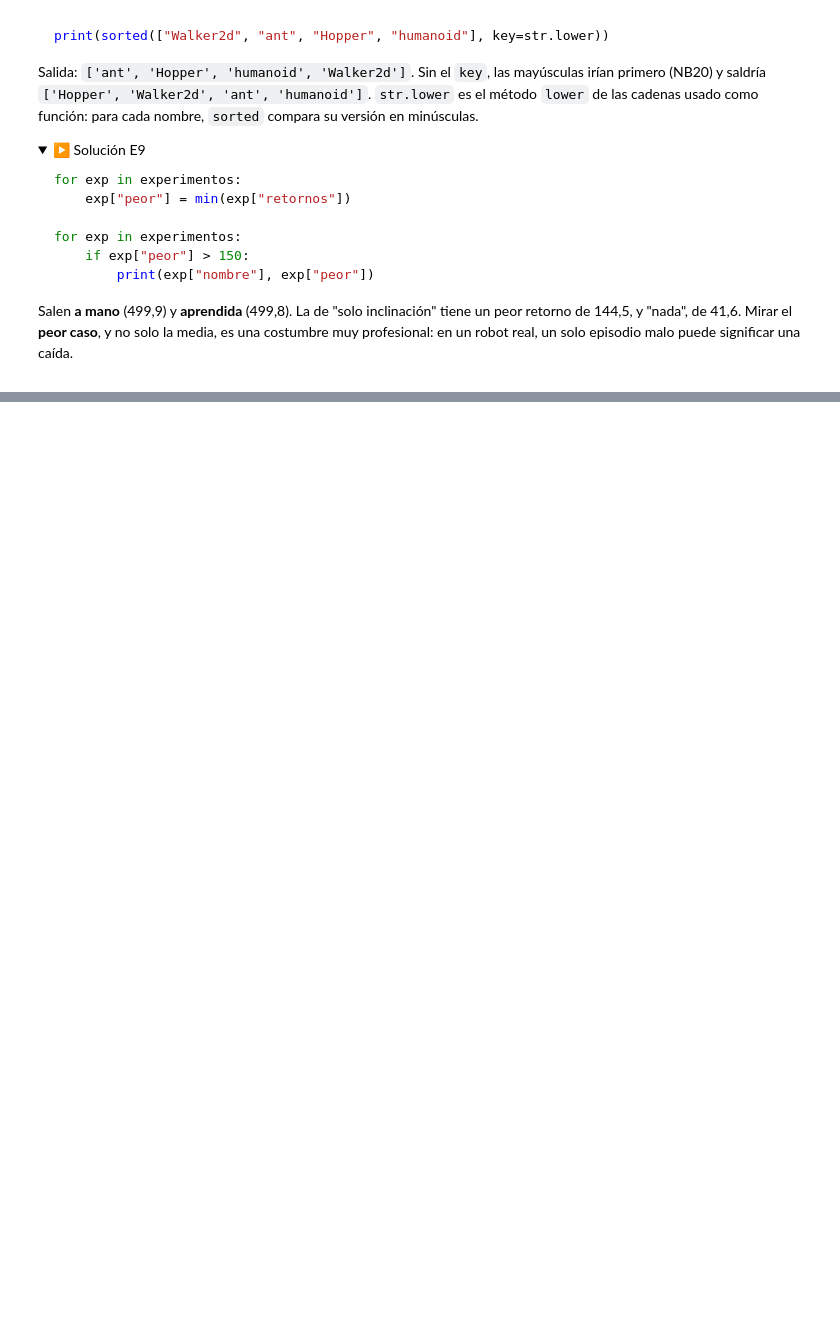
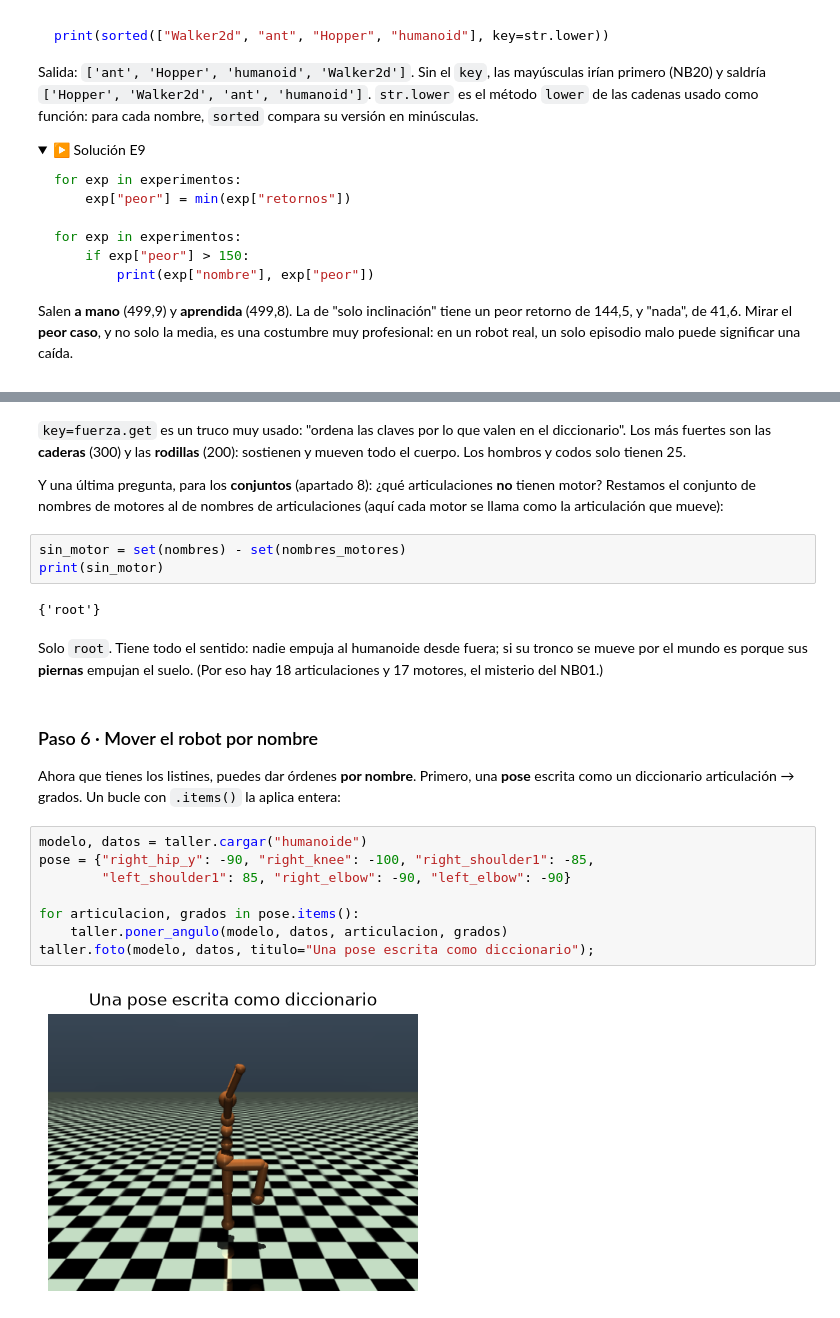
Before and after one commit to Greg2828/robotica, a Jupyter notebook: notebooks/NB21_python_colecciones.ipynb, the cells around one changed output, grey strips where cells are left out. Saved outputs shown, nothing was run; the diff lists cells and outputs as text; folded sections open; blank space fills up the shorter version.

```diff
--- a/notebooks/NB21_python_colecciones.ipynb
+++ b/notebooks/NB21_python_colecciones.ipynb
@@ -767,0 +975,29 @@ es una costumbre muy profesional: en un robot real, un solo episodio malo puede
+# %% [markdown]
+`key=fuerza.get` es un truco muy usado: "ordena las claves por lo que valen en el diccionario". Los más fuertes son las **caderas**
+(300) y las **rodillas** (200): sostienen y mueven todo el cuerpo. Los hombros y codos solo tienen 25.
+
+Y una última pregunta, para los **conjuntos** (apartado 8): ¿qué articulaciones **no** tienen motor? Restamos el conjunto de nombres de
+motores al de nombres de articulaciones (aquí cada motor se llama como la articulación que mueve):
+# %%
+sin_motor = set(nombres) - set(nombres_motores)
+print(sin_motor)
+# %% [output]
+{'root'}
+# %% [markdown]
+Solo `root`. Tiene todo el sentido: nadie empuja al humanoide desde fuera; si su tronco se mueve por el mundo es porque sus **piernas**
+empujan el suelo. (Por eso hay 18 articulaciones y 17 motores, el misterio del NB01.)
+# %% [markdown]
+### Paso 6 · Mover el robot por nombre
+
+Ahora que tienes los listines, puedes dar órdenes **por nombre**. Primero, una **pose** escrita como un diccionario articulación → grados.
+Un bucle con `.items()` la aplica entera:
+# %%
+modelo, datos = taller.cargar("humanoide")
+pose = {"right_hip_y": -90, "right_knee": -100, "right_shoulder1": -85,
+        "left_shoulder1": 85, "right_elbow": -90, "left_elbow": -90}
+
+for articulacion, grados in pose.items():
+    taller.poner_angulo(modelo, datos, articulacion, grados)
+taller.foto(modelo, datos, titulo="Una pose escrita como diccionario");
+# %% [output]
+[figure, added]
```
Also changed, not shown: parts of 34 cells of this notebook, 16 other files.
